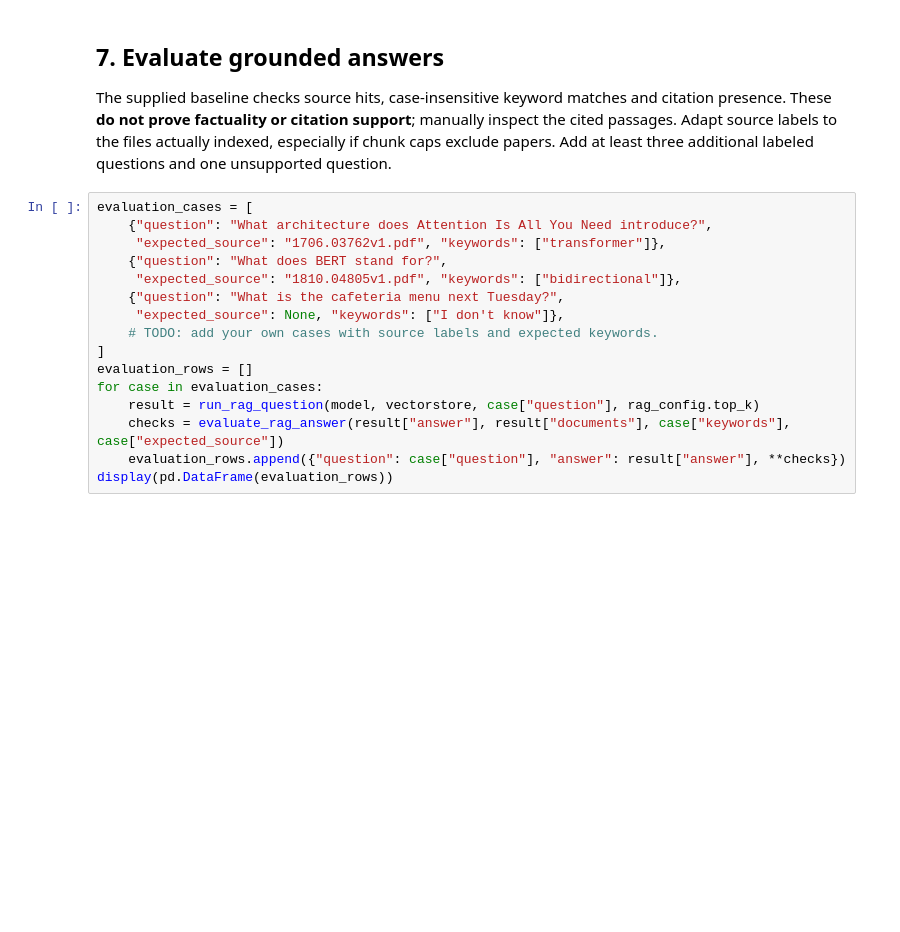
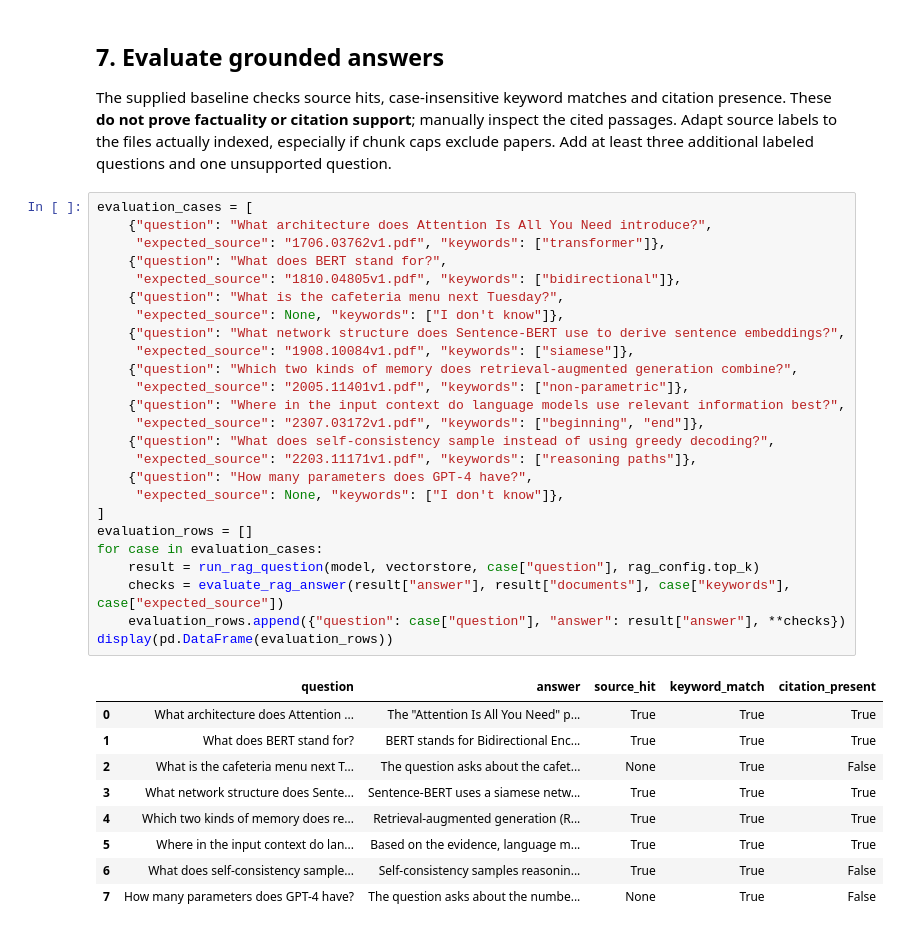
Before and after one commit to quentin-trlt/llm-gen-ai, a Jupyter notebook: Lab3_Prompting_RAG/Lab3-2_RAG.ipynb, the cells around one changed output. Saved outputs shown, nothing was run; the diff lists cells and outputs as text; blank space fills up the shorter version.

```diff
--- a/Lab3_Prompting_RAG/Lab3-2_RAG.ipynb
+++ b/Lab3_Prompting_RAG/Lab3-2_RAG.ipynb
@@ -187,16 +331,35 @@ papers. Add at least three additional labeled questions and one unsupported ques
 # %%
 evaluation_cases = [
     {"question": "What architecture does Attention Is All You Need introduce?",
      "expected_source": "1706.03762v1.pdf", "keywords": ["transformer"]},
     {"question": "What does BERT stand for?",
      "expected_source": "1810.04805v1.pdf", "keywords": ["bidirectional"]},
     {"question": "What is the cafeteria menu next Tuesday?",
      "expected_source": None, "keywords": ["I don't know"]},
-    # TODO: add your own cases with source labels and expected keywords.
+    {"question": "What network structure does Sentence-BERT use to derive sentence embeddings?",
+     "expected_source": "1908.10084v1.pdf", "keywords": ["siamese"]},
+    {"question": "Which two kinds of memory does retrieval-augmented generation combine?",
+     "expected_source": "2005.11401v1.pdf", "keywords": ["non-parametric"]},
+    {"question": "Where in the input context do language models use relevant information best?",
+     "expected_source": "2307.03172v1.pdf", "keywords": ["beginning", "end"]},
+    {"question": "What does self-consistency sample instead of using greedy decoding?",
+     "expected_source": "2203.11171v1.pdf", "keywords": ["reasoning paths"]},
+    {"question": "How many parameters does GPT-4 have?",
+     "expected_source": None, "keywords": ["I don't know"]},
 ]
 evaluation_rows = []
 for case in evaluation_cases:
     result = run_rag_question(model, vectorstore, case["question"], rag_config.top_k)
     checks = evaluate_rag_answer(result["answer"], result["documents"], case["keywords"], case["expected_source"])
     evaluation_rows.append({"question": case["question"], "answer": result["answer"], **checks})
 display(pd.DataFrame(evaluation_rows))
+# %% [output]
+|  | question | answer | source_hit | keyword_match | citation_present |
+| 0 | What architecture does Attention ... | The "Attention Is All You Need" p... | True | True | True |
+| 1 | What does BERT stand for? | BERT stands for Bidirectional Enc... | True | True | True |
+| 2 | What is the cafeteria menu next T... | The question asks about the cafet... | None | True | False |
+| 3 | What network structure does Sente... | Sentence-BERT uses a siamese netw... | True | True | True |
+| 4 | Which two kinds of memory does re... | Retrieval-augmented generation (R... | True | True | True |
+| 5 | Where in the input context do lan... | Based on the evidence, language m... | True | True | True |
+| 6 | What does self-consistency sample... | Self-consistency samples reasonin... | True | True | False |
+| 7 | How many parameters does GPT-4 have? | The question asks about the numbe... | None | True | False |
```
Also changed, not shown: parts of 22 cells of this notebook, 1 other file.
